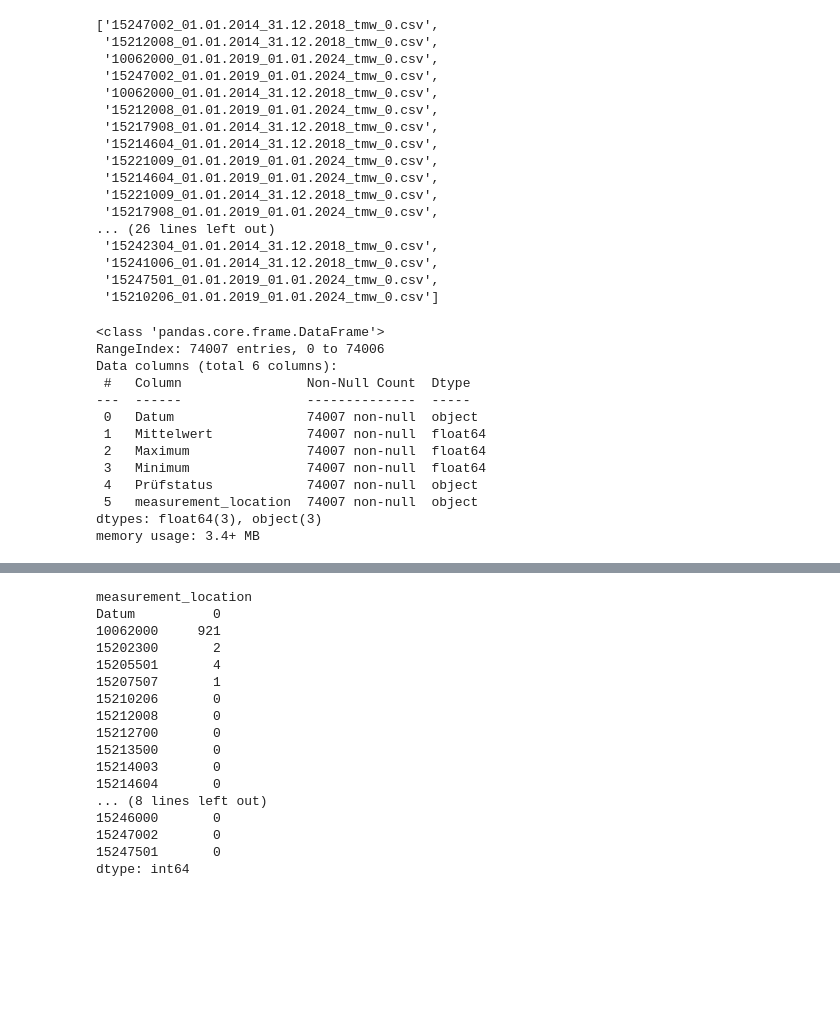
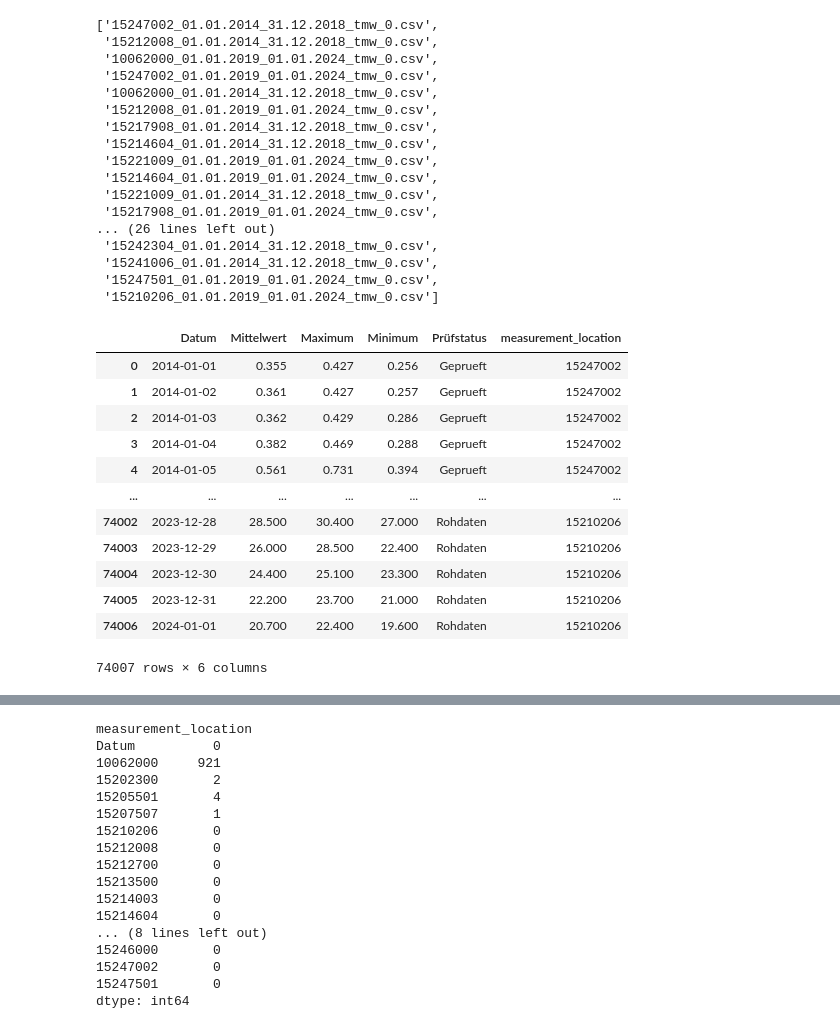
Before and after one commit to henrifnk/Seminar_ClimateNStatistics, a Jupyter notebook: work/07-hydroLSTM/notebooks/stream_flow_data_prep.ipynb, the cells around one changed output, grey strips where cells are left out. Saved outputs shown, nothing was run; the diff lists cells and outputs as text; code cells hidden in the pictures; blank space fills up the shorter version.

```diff
--- a/work/07-hydroLSTM/notebooks/stream_flow_data_prep.ipynb
+++ b/work/07-hydroLSTM/notebooks/stream_flow_data_prep.ipynb
@@ -71,21 +71,21 @@ for filename in stream_dir:
     dfs.append(df)
 streamflow_data = pd.concat(dfs, ignore_index=True)
 # %%
-streamflow_data.info()
+streamflow_data
 # %% [output]
+|  | Datum | Mittelwert | Maximum | Minimum | Prüfstatus | measurement_location |
+| 0 | 2014-01-01 | 0.355 | 0.427 | 0.256 | Geprueft | 15247002 |
+| 1 | 2014-01-02 | 0.361 | 0.427 | 0.257 | Geprueft | 15247002 |
+| 2 | 2014-01-03 | 0.362 | 0.429 | 0.286 | Geprueft | 15247002 |
+| 3 | 2014-01-04 | 0.382 | 0.469 | 0.288 | Geprueft | 15247002 |
+| 4 | 2014-01-05 | 0.561 | 0.731 | 0.394 | Geprueft | 15247002 |
+| ... | ... | ... | ... | ... | ... | ... |
+| 74002 | 2023-12-28 | 28.500 | 30.400 | 27.000 | Rohdaten | 15210206 |
+| 74003 | 2023-12-29 | 26.000 | 28.500 | 22.400 | Rohdaten | 15210206 |
+| 74004 | 2023-12-30 | 24.400 | 25.100 | 23.300 | Rohdaten | 15210206 |
+| 74005 | 2023-12-31 | 22.200 | 23.700 | 21.000 | Rohdaten | 15210206 |
+| 74006 | 2024-01-01 | 20.700 | 22.400 | 19.600 | Rohdaten | 15210206 |
-<class 'pandas.core.frame.DataFrame'>
-RangeIndex: 74007 entries, 0 to 74006
-Data columns (total 6 columns):
- #   Column                Non-Null Count  Dtype
----  ------                --------------  -----
- 0   Datum                 74007 non-null  object
- 1   Mittelwert            74007 non-null  float64
- 2   Maximum               74007 non-null  float64
- 3   Minimum               74007 non-null  float64
- 4   Prüfstatus            74007 non-null  object
- 5   measurement_location  74007 non-null  object
-dtypes: float64(3), object(3)
-memory usage: 3.4+ MB
+74007 rows × 6 columns
 # %%
 
 # Assuming your DataFrame is named df
```
Also changed, not shown: 5 other files.
